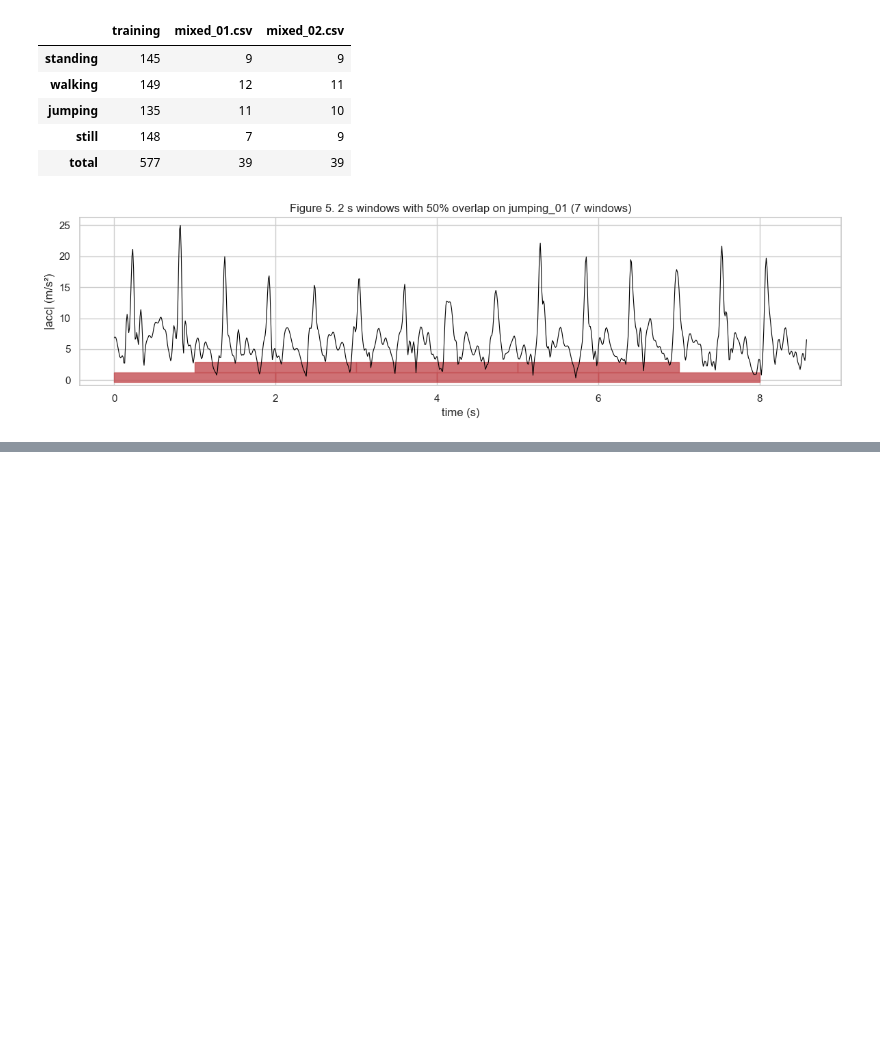
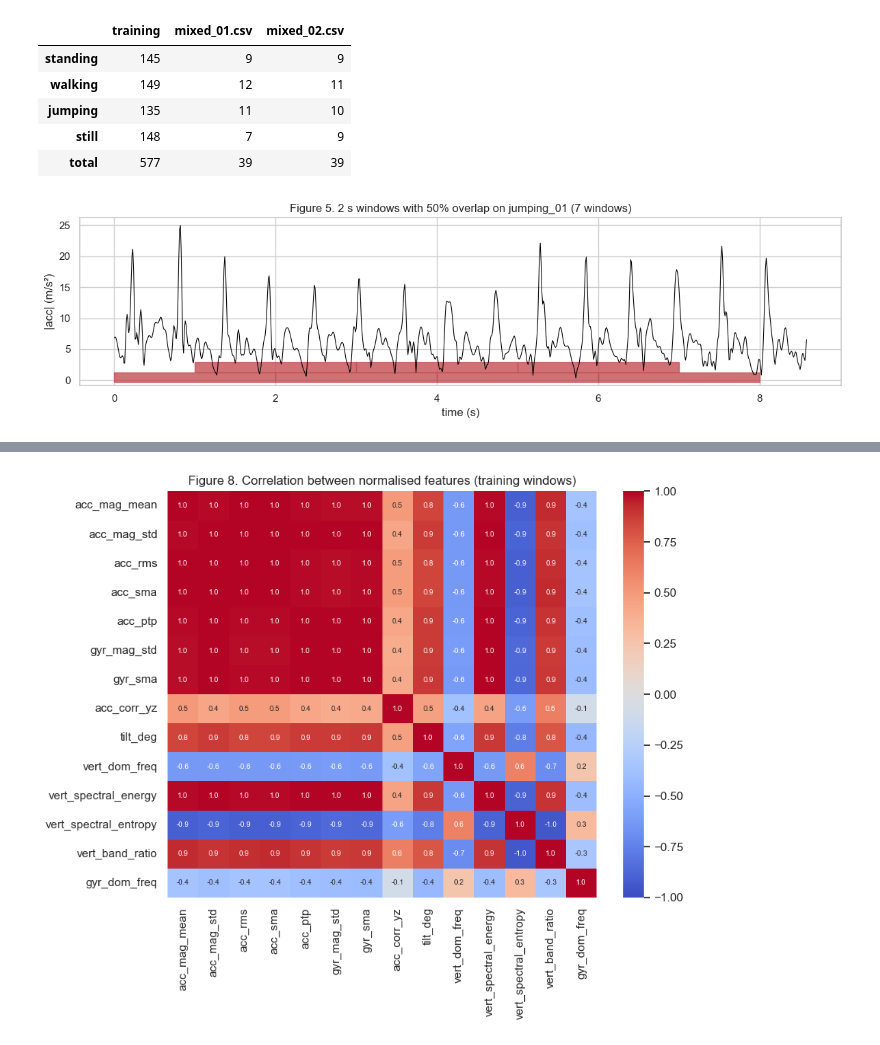
Before and after one commit to mukunzindahiro-max/hmm-activity-recognition, a Jupyter notebook: har_hmm.ipynb, the cells around one changed output, grey strips where cells are left out. Saved outputs shown, nothing was run; the diff lists cells and outputs as text; code cells hidden in the pictures; blank space fills up the shorter version.

```diff
--- a/har_hmm.ipynb
+++ b/har_hmm.ipynb
@@ -212,0 +333,10 @@ plt.show()
+# %%
+fig, ax = plt.subplots(figsize=(9, 7.5))
+sns.heatmap(train_feat[ft.FEATURE_NAMES].corr(), cmap="coolwarm", center=0, vmin=-1, vmax=1,
+            annot=True, fmt=".1f", annot_kws={"size": 7}, ax=ax)
+ax.set_title("Figure 8. Correlation between normalised features (training windows)")
+fig.tight_layout()
+fig.savefig(PLOTS / "feature_correlation.png", dpi=150, bbox_inches="tight")
+plt.show()
+# %% [output]
+[figure, added]
```
Also changed, not shown: parts of 8 cells of this notebook, 8 other files.
